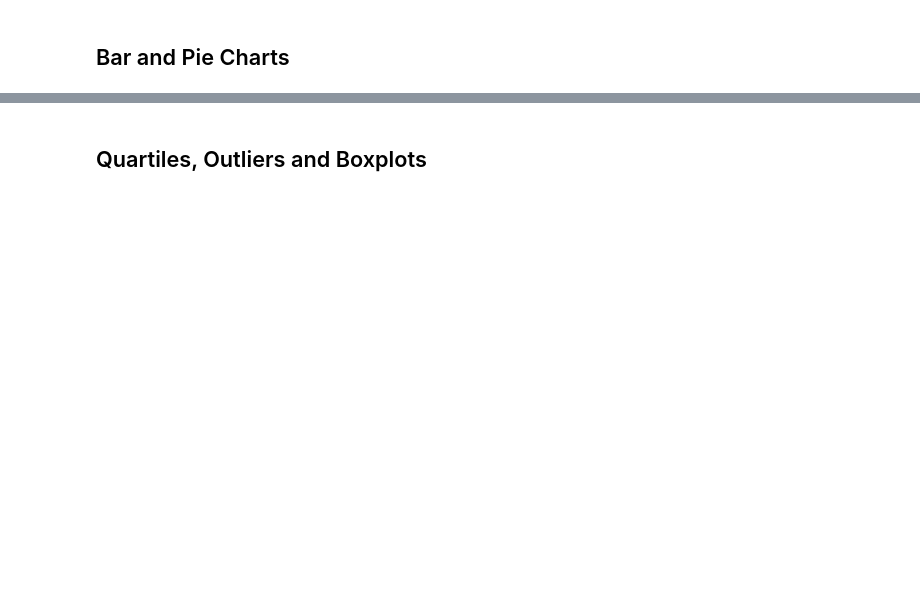
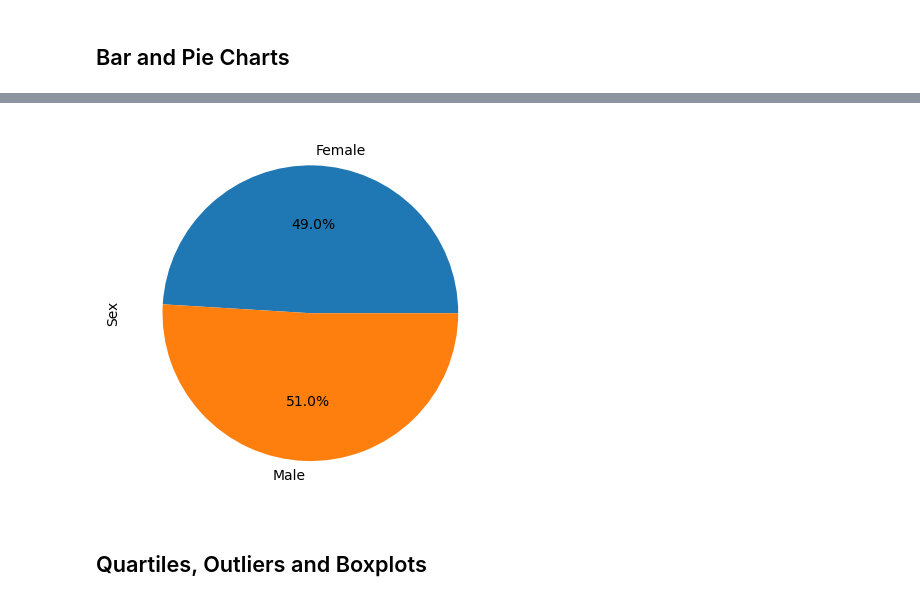
Before and after one commit to hanslegoh/matplotlib-challenge, a Jupyter notebook: Main Script.ipynb, the cells around one changed output, grey strips where cells are left out. Saved outputs shown, nothing was run; the diff lists cells and outputs as text; code cells hidden in the pictures; blank space fills up the shorter version.

```diff
--- a/Main Script.ipynb
+++ b/Main Script.ipynb
@@ -110,5 +167,13 @@ len(check)
 # %%
 # Generate a pie plot showing the distribution of female versus male mice using pyplot
+sizes = mouse_study_complete_clean['Sex'].value_counts(sort=False)
+labels = mouse_study_complete_clean['Sex'].unique()
+
+plt.pie(sizes, labels=labels, autopct='%1.1f%%')
+plt.ylabel('Sex')
+plt.show()
+# %% [output]
+[figure, added]
 # %% [markdown]
 ## Quartiles, Outliers and Boxplots
 # %%
```
Also changed, not shown: parts of 11 cells of this notebook.
